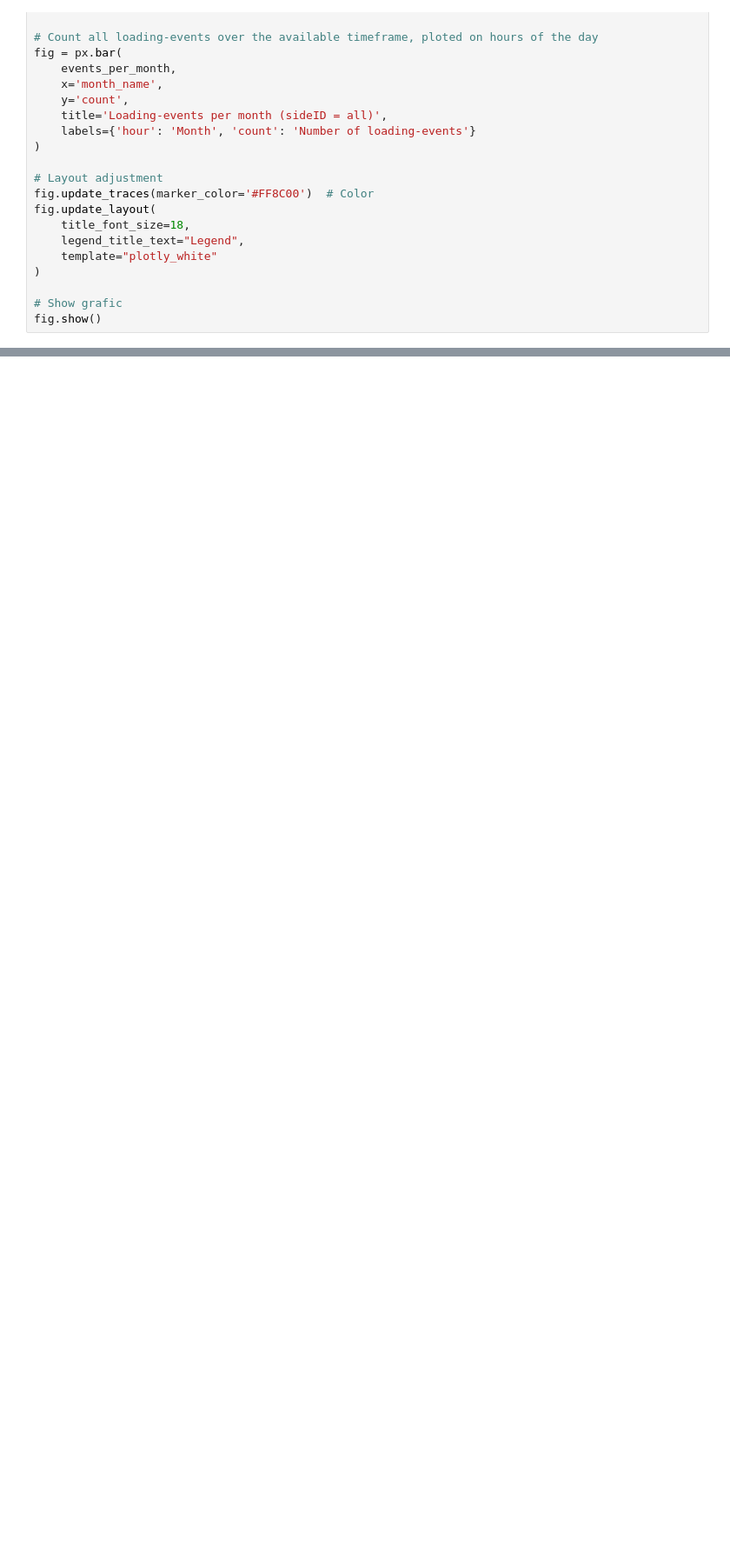
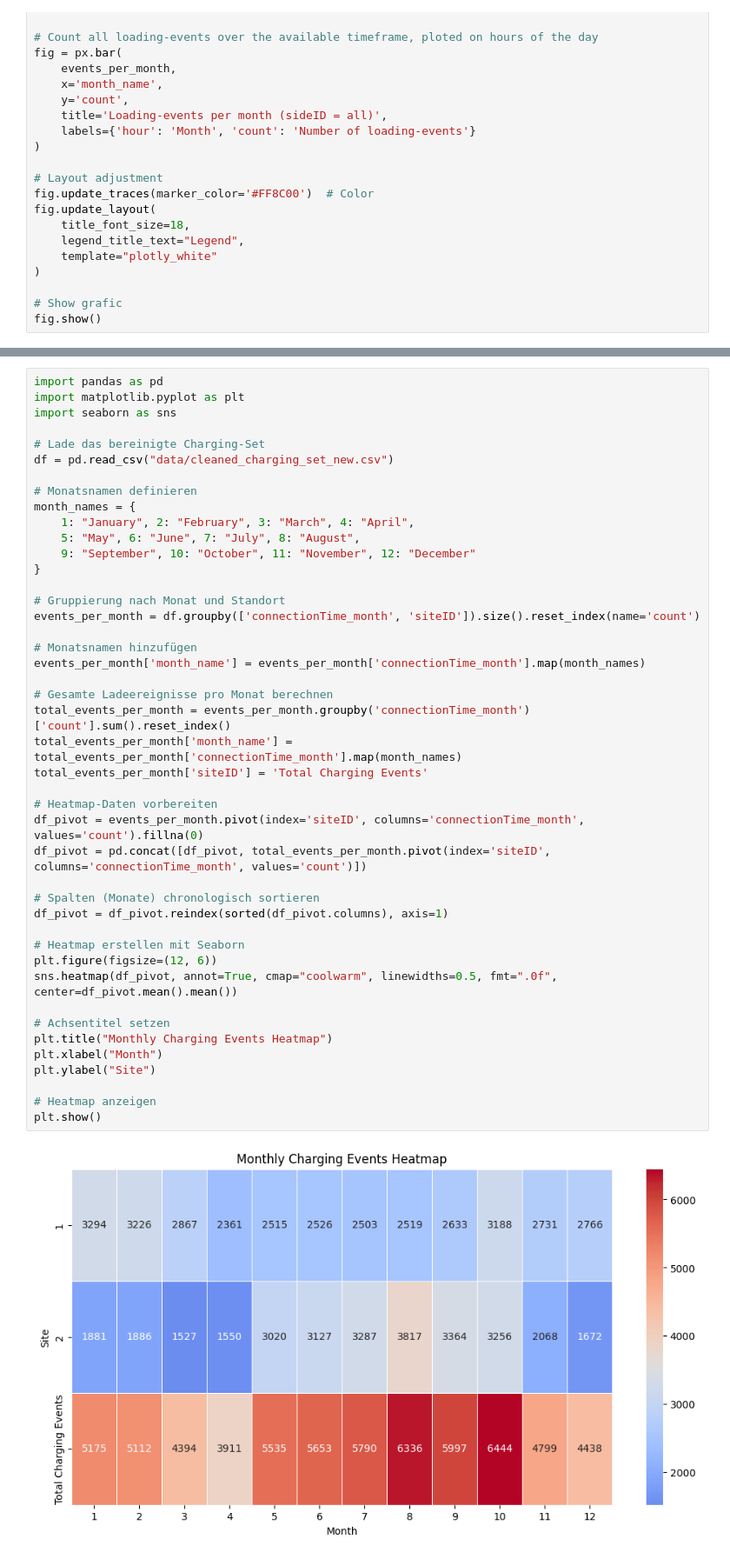
Before and after one commit to ge02/GinyuForce, a Jupyter notebook: visualization_charging_set.ipynb, the cells around one changed output, grey strips where cells are left out. Shown at 87% size. Drawn from its saved outputs; the diff is of its cells as text; blank space fills up the shorter version.

```diff
--- a/visualization_charging_set.ipynb
+++ b/visualization_charging_set.ipynb
@@ -393,0 +487,46 @@ fig.show()
+# %%
+import pandas as pd
+import matplotlib.pyplot as plt
+import seaborn as sns
+
+# Lade das bereinigte Charging-Set
+df = pd.read_csv("data/cleaned_charging_set_new.csv")
+
+# Monatsnamen definieren
+month_names = {
+    1: "January", 2: "February", 3: "March", 4: "April",
+    5: "May", 6: "June", 7: "July", 8: "August",
+    9: "September", 10: "October", 11: "November", 12: "December"
+}
+
+# Gruppierung nach Monat und Standort
+events_per_month = df.groupby(['connectionTime_month', 'siteID']).size().reset_index(name='count')
+
+# Monatsnamen hinzufügen
+events_per_month['month_name'] = events_per_month['connectionTime_month'].map(month_names)
+
+# Gesamte Ladeereignisse pro Monat berechnen
+total_events_per_month = events_per_month.groupby('connectionTime_month')['count'].sum().reset_index()
+total_events_per_month['month_name'] = total_events_per_month['connectionTime_month'].map(month_names)
+total_events_per_month['siteID'] = 'Total Charging Events'
+
+# Heatmap-Daten vorbereiten
+df_pivot = events_per_month.pivot(index='siteID', columns='connectionTime_month', values='count').fillna(0)
+df_pivot = pd.concat([df_pivot, total_events_per_month.pivot(index='siteID', columns='connectionTime_month', values='count')])
+
+# Spalten (Monate) chronologisch sortieren
+df_pivot = df_pivot.reindex(sorted(df_pivot.columns), axis=1)
+
+# Heatmap erstellen mit Seaborn
+plt.figure(figsize=(12, 6))
+sns.heatmap(df_pivot, annot=True, cmap="coolwarm", linewidths=0.5, fmt=".0f", center=df_pivot.mean().mean())
+
+# Achsentitel setzen
+plt.title("Monthly Charging Events Heatmap")
+plt.xlabel("Month")
+plt.ylabel("Site")
+
+# Heatmap anzeigen
+plt.show()
+# %% [output]
+[figure, added]
```
Also changed, not shown: parts of 54 cells of this notebook, 2 other files.
